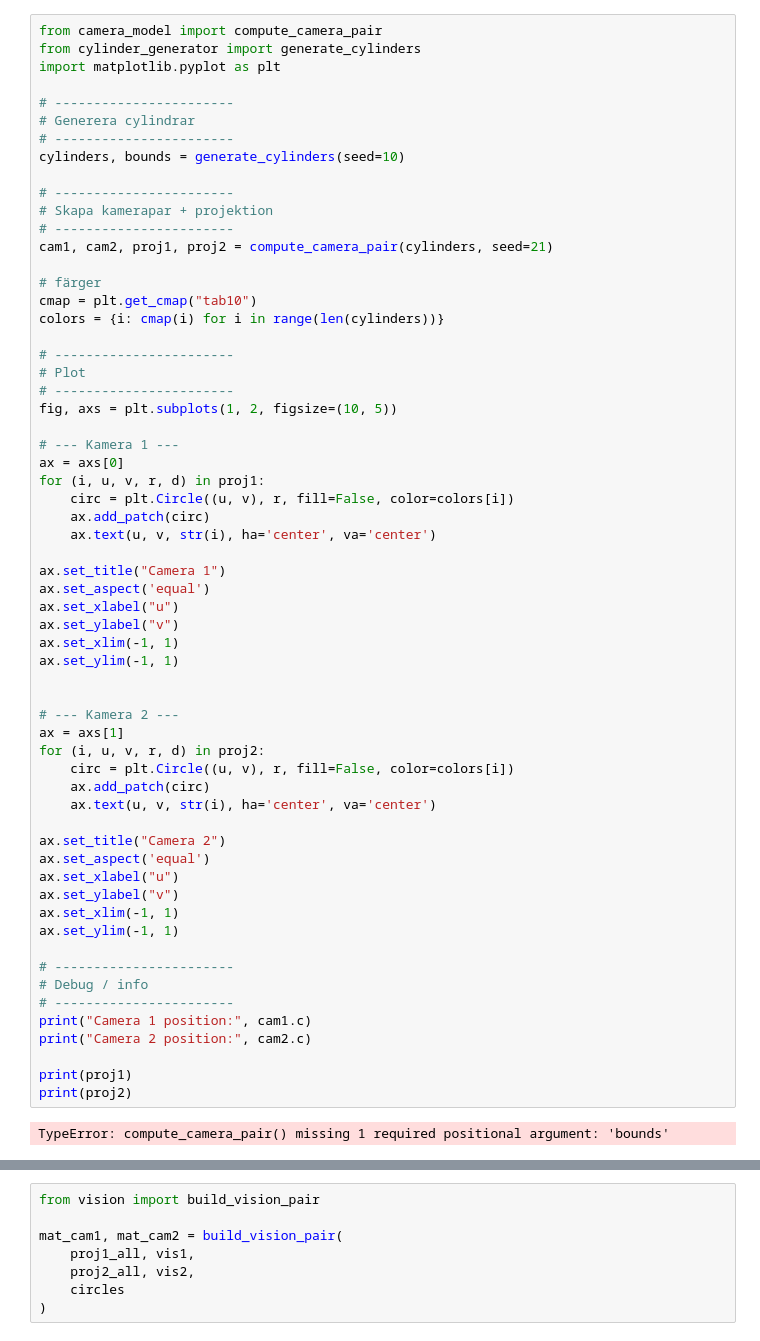
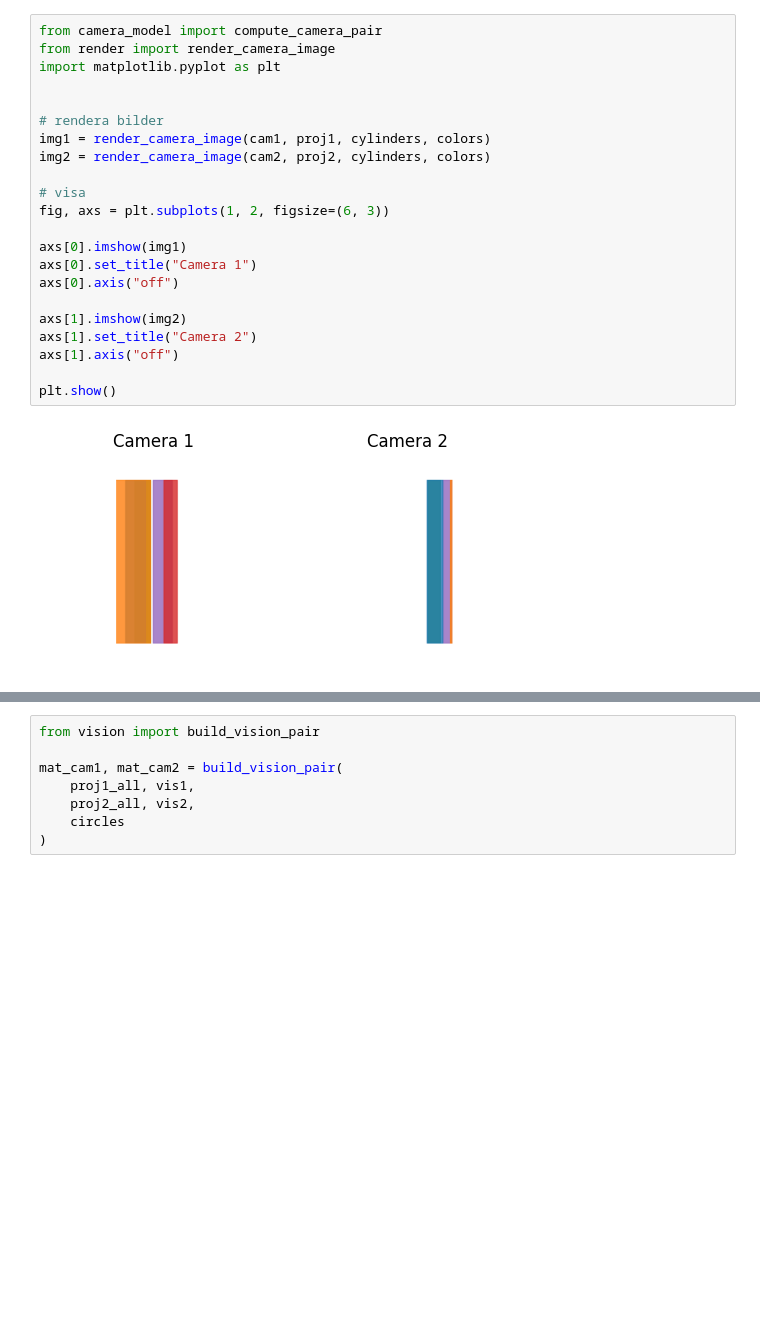
Before and after one commit to jo6815en/data_generator, a Jupyter notebook: 2d_parallel_cylinders.ipynb, the cells around one changed output, grey strips where cells are left out. Saved outputs shown, nothing was run; the diff lists cells and outputs as text; blank space fills up the shorter version.

```diff
--- a/2d_parallel_cylinders.ipynb
+++ b/2d_parallel_cylinders.ipynb
@@ -113,66 +164,27 @@ plt.show()
 # %%
 from camera_model import compute_camera_pair
-from cylinder_generator import generate_cylinders
+from render import render_camera_image
 import matplotlib.pyplot as plt
 
-# -----------------------
-# Generera cylindrar
-# -----------------------
-cylinders, bounds = generate_cylinders(seed=10)
 
-# -----------------------
-# Skapa kamerapar + projektion
-# -----------------------
-cam1, cam2, proj1, proj2 = compute_camera_pair(cylinders, seed=21)
+# rendera bilder
+img1 = render_camera_image(cam1, proj1, cylinders, colors)
+img2 = render_camera_image(cam2, proj2, cylinders, colors)
 
-# färger
-cmap = plt.get_cmap("tab10")
-colors = {i: cmap(i) for i in range(len(cylinders))}
+# visa
+fig, axs = plt.subplots(1, 2, figsize=(6, 3))
 
-# -----------------------
-# Plot
-# -----------------------
-fig, axs = plt.subplots(1, 2, figsize=(10, 5))
+axs[0].imshow(img1)
+axs[0].set_title("Camera 1")
+axs[0].axis("off")
 
-# --- Kamera 1 ---
-ax = axs[0]
-for (i, u, v, r, d) in proj1:
-    circ = plt.Circle((u, v), r, fill=False, color=colors[i])
-    ax.add_patch(circ)
-    ax.text(u, v, str(i), ha='center', va='center')
+axs[1].imshow(img2)
+axs[1].set_title("Camera 2")
+axs[1].axis("off")
 
-ax.set_title("Camera 1")
-ax.set_aspect('equal')
-ax.set_xlabel("u")
-ax.set_ylabel("v")
-ax.set_xlim(-1, 1)
-ax.set_ylim(-1, 1)
-
-
-# --- Kamera 2 ---
-ax = axs[1]
-for (i, u, v, r, d) in proj2:
-    circ = plt.Circle((u, v), r, fill=False, color=colors[i])
-    ax.add_patch(circ)
-    ax.text(u, v, str(i), ha='center', va='center')
-
-ax.set_title("Camera 2")
-ax.set_aspect('equal')
-ax.set_xlabel("u")
-ax.set_ylabel("v")
-ax.set_xlim(-1, 1)
-ax.set_ylim(-1, 1)
-
-# -----------------------
-# Debug / info
-# -----------------------
-print("Camera 1 position:", cam1.c)
-print("Camera 2 position:", cam2.c)
-
-print(proj1)
-print(proj2)
+plt.show()
 # %% [output]
-TypeError: compute_camera_pair() missing 1 required positional argument: 'bounds'
+[figure, added]
 # %%
 import matplotlib.pyplot as plt
 
```
Also changed, not shown: parts of 8 cells of this notebook, 6 other files.
